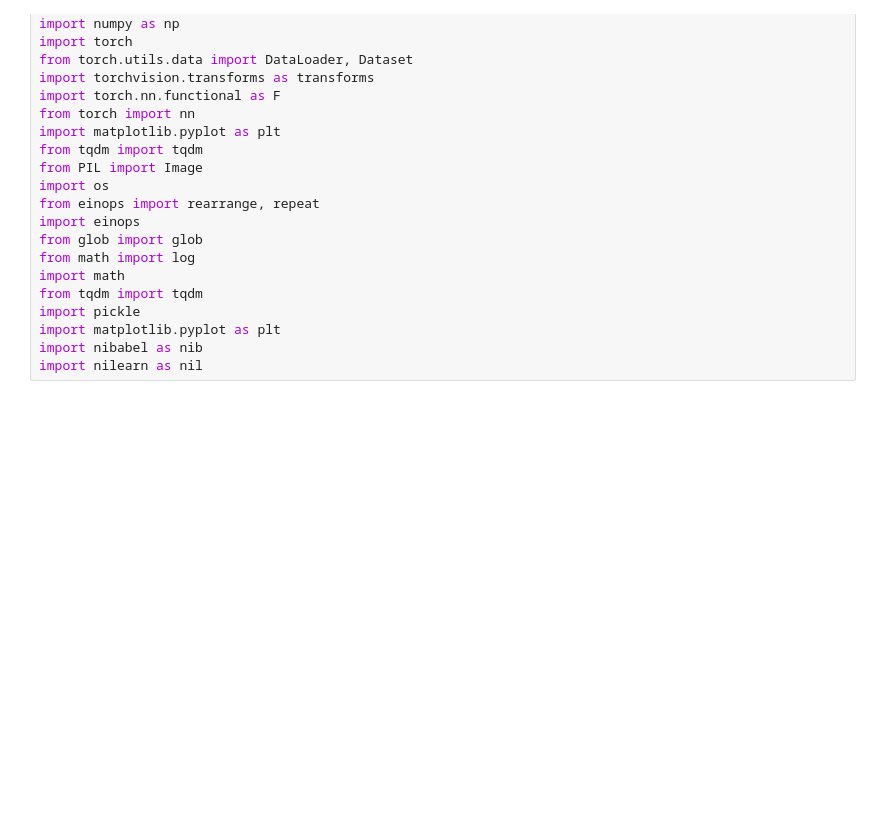
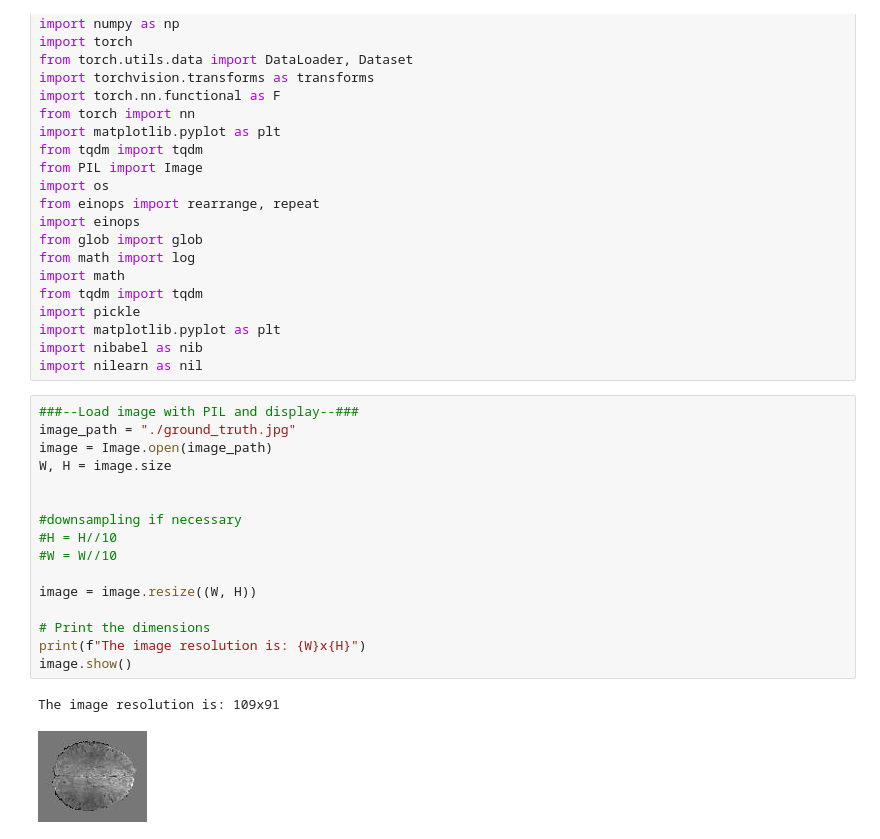
Before and after one commit to emicscs/SENeFR, a Jupyter notebook: src/static_slices.ipynb, the cells around one changed output. Cells and saved outputs as stored; diff of their text form; blank space fills up the shorter version.

```diff
--- a/src/static_slices.ipynb
+++ b/src/static_slices.ipynb
@@ -22,3 +22,22 @@ import pickle
 import matplotlib.pyplot as plt
 import nibabel as nib
 import nilearn as nil
+# %%
+###--Load image with PIL and display--###
+image_path = "./ground_truth.jpg"
+image = Image.open(image_path)
+W, H = image.size
+
+
+#downsampling if necessary
+#H = H//10
+#W = W//10
+
+image = image.resize((W, H))
+
+# Print the dimensions
+print(f"The image resolution is: {W}x{H}")
+image.show()
+# %% [output]
+The image resolution is: 109x91
+[figure, added]
```
Also changed, not shown: parts of 24 cells of this notebook, 10 other files.
